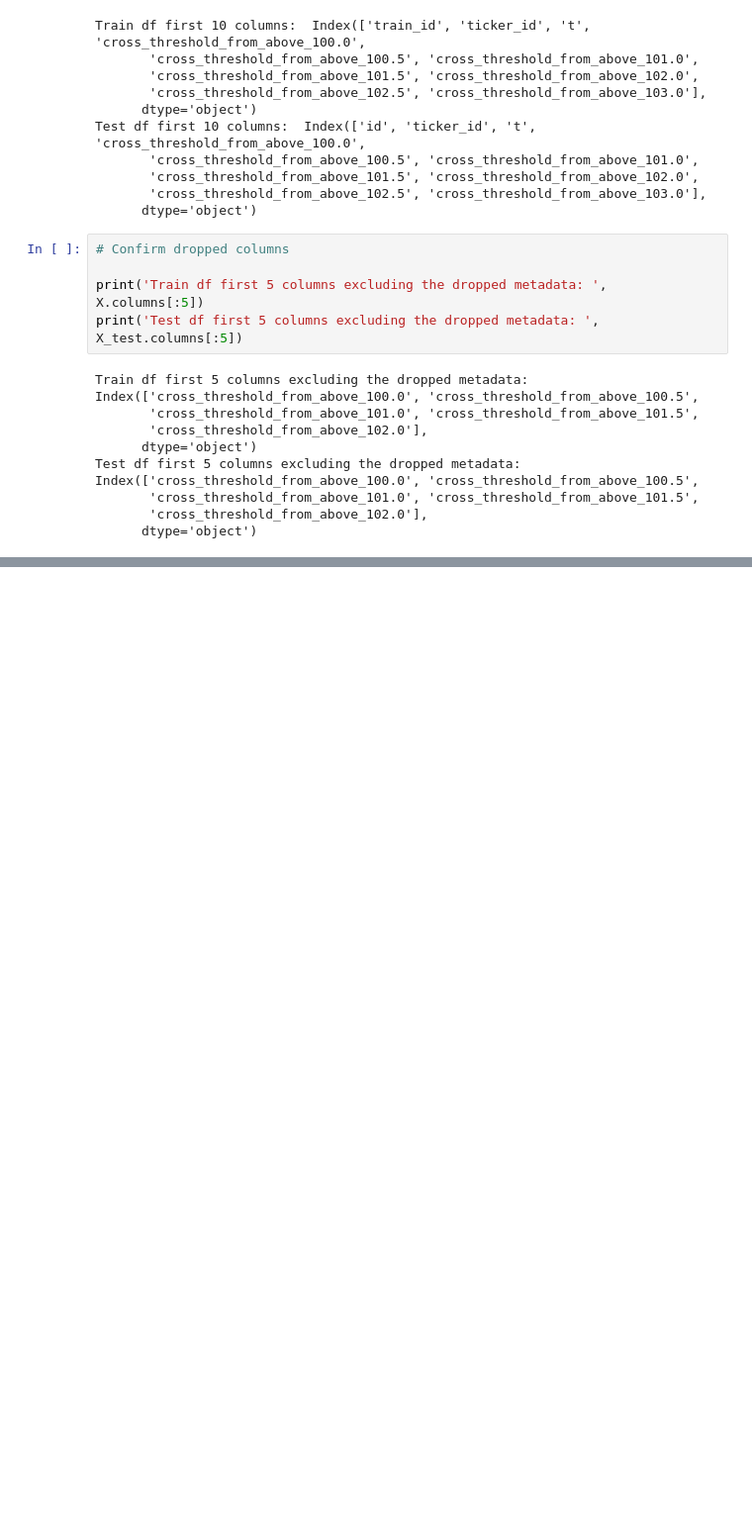
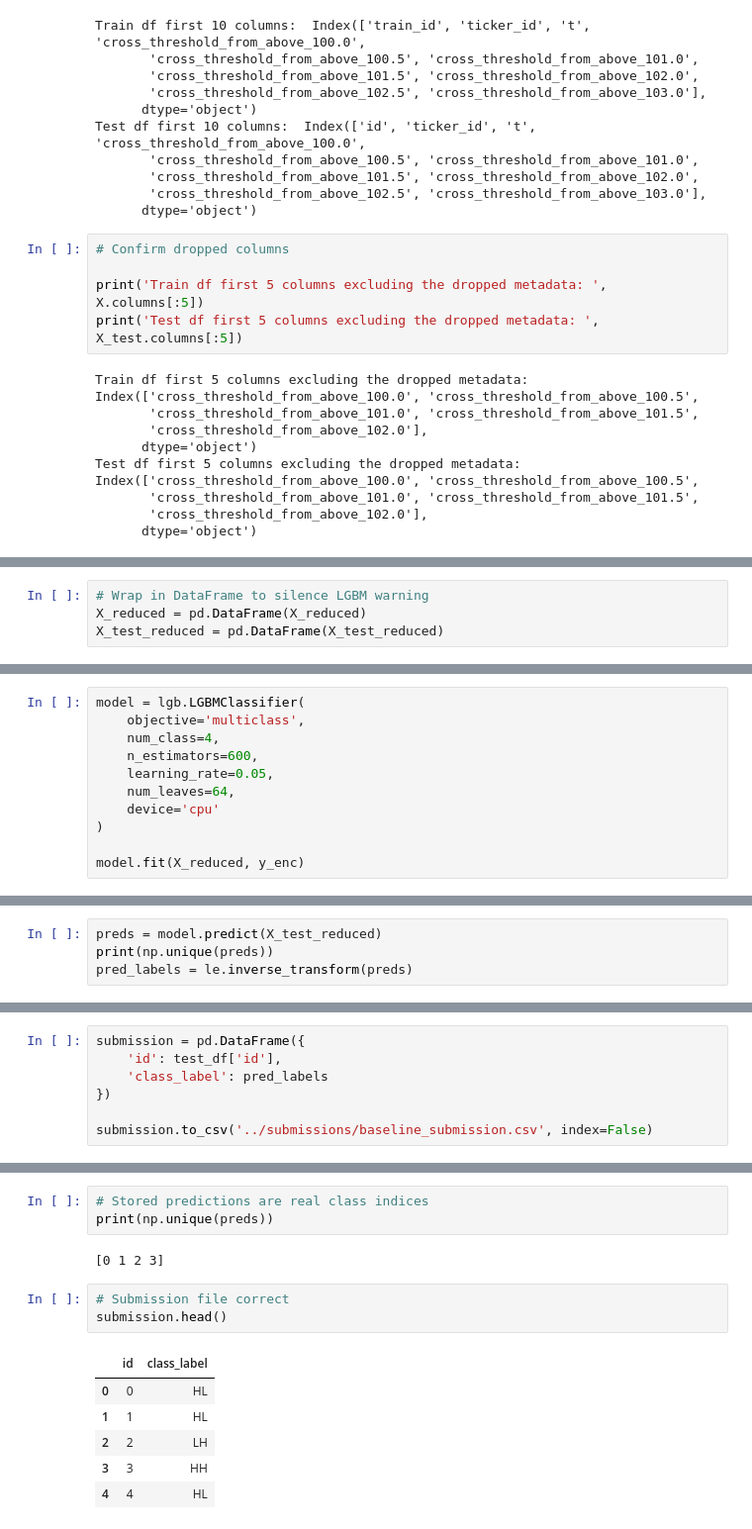
Before and after one commit to Brice-Machine-Learning/Kaggle-Detect-Reversal-Points-in-US-Equities, a Jupyter notebook: notebooks/00_baseline.ipynb, the cells around one changed output, grey strips where cells are left out. Shown at 99% size. Cells and saved outputs as stored; diff of their text form; blank space fills up the shorter version.

```diff
--- a/notebooks/00_baseline.ipynb
+++ b/notebooks/00_baseline.ipynb
@@ -223,0 +261,4 @@ Test df first 5 columns excluding the dropped metadata:  Index(['cross_threshold
+# %%
+# Wrap in DataFrame to silence LGBM warning
+X_reduced = pd.DataFrame(X_reduced)
+X_test_reduced = pd.DataFrame(X_test_reduced)
@@ -223,0 +267,11 @@ Test df first 5 columns excluding the dropped metadata:  Index(['cross_threshold
+# %%
+model = lgb.LGBMClassifier(
+    objective='multiclass',
+    num_class=4,
+    n_estimators=600,
+    learning_rate=0.05,
+    num_leaves=64,
+    device='cpu'
+)
+
+model.fit(X_reduced, y_enc)
@@ -223,0 +300,4 @@ Test df first 5 columns excluding the dropped metadata:  Index(['cross_threshold
+# %%
+preds = model.predict(X_test_reduced)
+print(np.unique(preds))
+pred_labels = le.inverse_transform(preds)
@@ -223,0 +308,7 @@ Test df first 5 columns excluding the dropped metadata:  Index(['cross_threshold
+# %%
+submission = pd.DataFrame({
+    'id': test_df['id'],
+    'class_label': pred_labels
+})
+
+submission.to_csv('../submissions/baseline_submission.csv', index=False)
@@ -223,0 +340,15 @@ Test df first 5 columns excluding the dropped metadata:  Index(['cross_threshold
+# %%
+# Stored predictions are real class indices
+print(np.unique(preds))
+# %% [output]
+[0 1 2 3]
+# %%
+# Submission file correct
+submission.head()
+# %% [output]
+|  | id | class_label |
+| 0 | 0 | HL |
+| 1 | 1 | HL |
+| 2 | 2 | LH |
+| 3 | 3 | HH |
+| 4 | 4 | HL |
```
Also changed, not shown: parts of 18 cells of this notebook, 1 other file.
